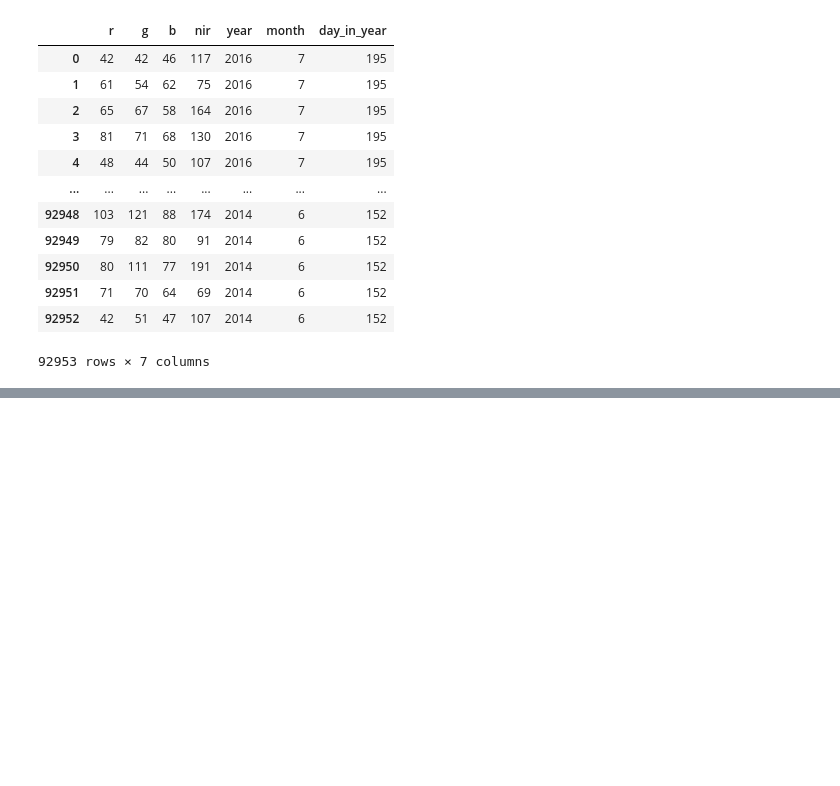
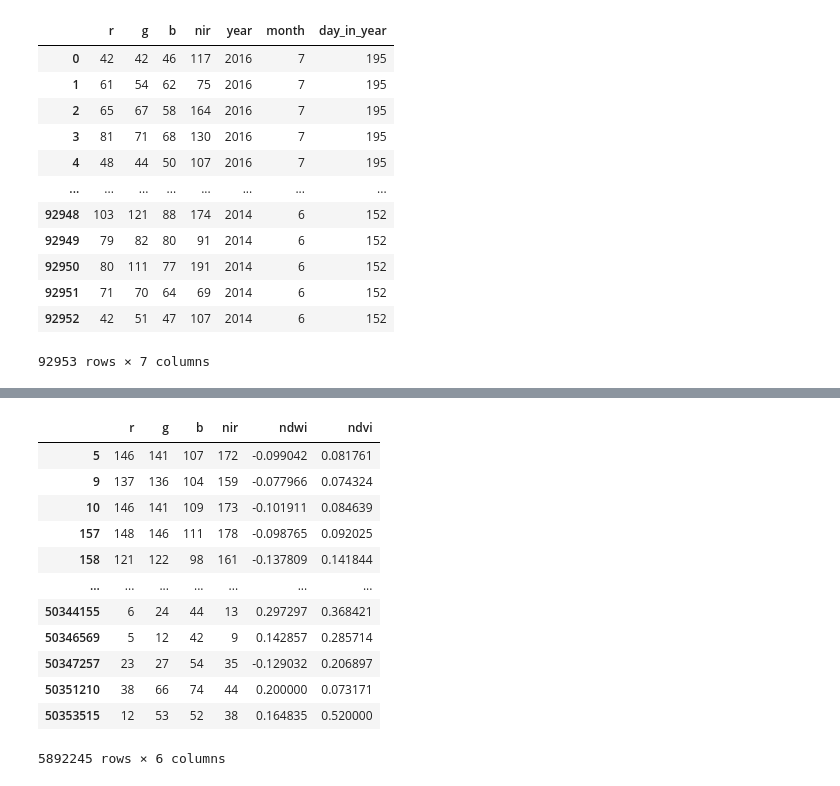
Before and after one commit to NCEAS/msai4earth-esa, a Jupyter notebook: iceplant_detection/normalize_data.ipynb, the cells around one changed output, grey strips where cells are left out. Drawn from its saved outputs; the diff is of its cells as text; code cells hidden in the pictures; blank space fills up the shorter version.

```diff
--- a/iceplant_detection/normalize_data.ipynb
+++ b/iceplant_detection/normalize_data.ipynb
@@ -134,0 +216,23 @@ X_train['ndvi']= (X_train['nir']-X_train['r'])/(X_train['nir']-X_train['r'])
+# %%
+itemid = 'ca_m_3411934_sw_11_1_20140601_20141030'
+raster = rm.rioxr_from_itemid(itemid)
+
+is_veg, water_index, not_veg_index = rm.add_spectral_features(df = rm.raster_as_df(raster.to_numpy(),
+                                                                                   ['r','g','b','nir']), #names of bands
+                                                           ndwi_thresh = 0.3,
+                                                           ndvi_thresh = 0.05)
+is_veg
+# %% [output]
+|  | r | g | b | nir | ndwi | ndvi |
+| 5 | 146 | 141 | 107 | 172 | -0.099042 | 0.081761 |
+| 9 | 137 | 136 | 104 | 159 | -0.077966 | 0.074324 |
+| 10 | 146 | 141 | 109 | 173 | -0.101911 | 0.084639 |
+| 157 | 148 | 146 | 111 | 178 | -0.098765 | 0.092025 |
+| 158 | 121 | 122 | 98 | 161 | -0.137809 | 0.141844 |
+| ... | ... | ... | ... | ... | ... | ... |
+| 50344155 | 6 | 24 | 44 | 13 | 0.297297 | 0.368421 |
+| 50346569 | 5 | 12 | 42 | 9 | 0.142857 | 0.285714 |
+| 50347257 | 23 | 27 | 54 | 35 | -0.129032 | 0.206897 |
+| 50351210 | 38 | 66 | 74 | 44 | 0.200000 | 0.073171 |
+| 50353515 | 12 | 53 | 52 | 38 | 0.164835 | 0.520000 |
+5892245 rows × 6 columns
```
Also changed, not shown: parts of 17 cells of this notebook.
